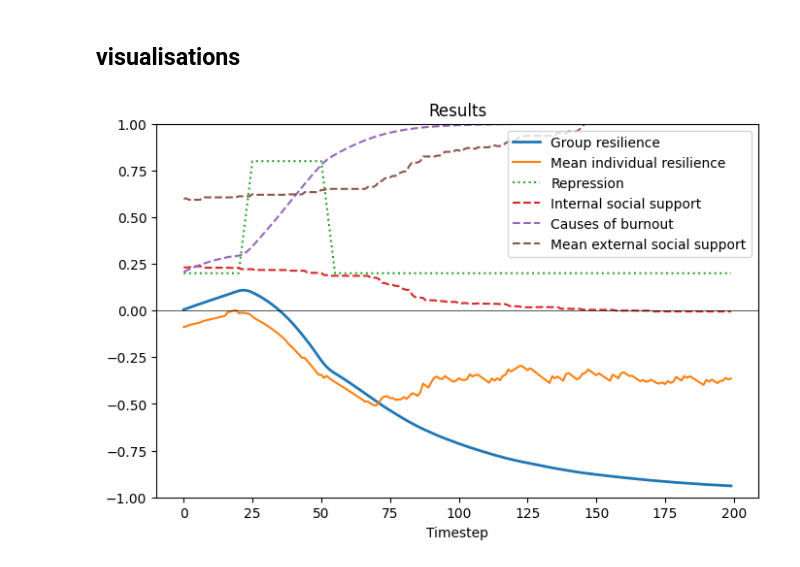
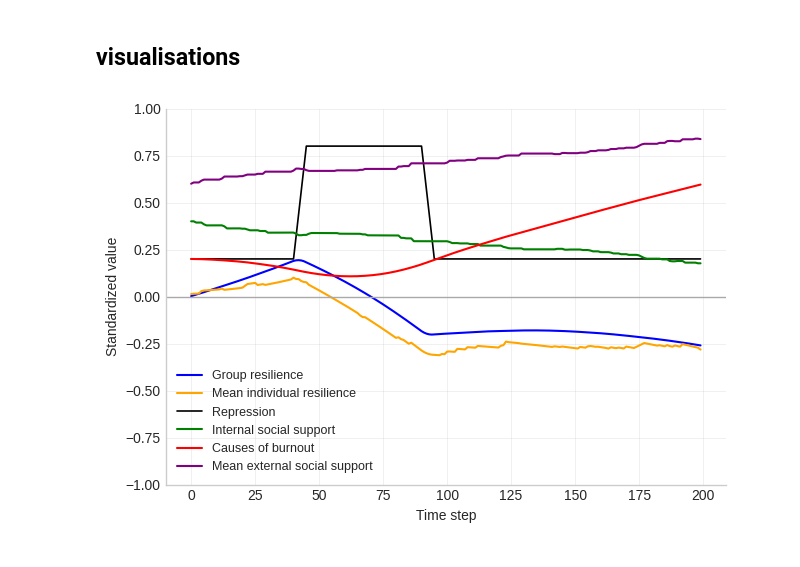
Before and after one commit to timo-damm/resilience_ABM, a Jupyter notebook: repression_ABM.ipynb, the cells around one changed output. Drawn from its saved outputs; the diff is of its cells as text; code cells hidden in the pictures.

```diff
--- a/repression_ABM.ipynb
+++ b/repression_ABM.ipynb
@@ -182,6 +182,7 @@ for n in G.nodes():
 G.graph["internal_social_support"] = 0.2
 G.graph["group_resilience"] = 0.0
 G.graph["causes_of_burnout"] = 0.2
+tau = 1.0
 # %%
 # helper functions
 def sigmoid(x):
@@ -209,22 +210,17 @@ def sat(R):
     return sat
 # %%
 # parameters
-#dt = 0.01                          # time scale
-repression_burnout = 0.025          # effect of repression on other causes of burnout (see if I can merge it with other effect of repression)
-external_support_weight = 0.02     # external social support effect on individual resilience (maybe also meso)
+repression_burnout = 0.0 #0.01          # effect of repression on other causes of burnout (see if I can merge it with other effect of repression)
+external_support_weight = 0.01     # external social support effect on individual resilience (maybe also meso)
 
 internal_support_weight = 0.01     # internal social support effect on micro and meso resilience
-resilience_iss_weight = 0.005     # resilience effect on internal social support (asymmetric)
+resilience_iss_weight = 0.01     # resilience effect on internal social support (asymmetric)
 
-causes_burnout_weight = -0.02     # causes of burnout weight on resilience
-resilience_cob_weight = -0.03      # resilience effect on COB (asymmetric)
+causes_burnout_weight = -0.01 #0.02     # causes of burnout weight on resilience
+resilience_cob_weight = -0.01      # resilience effect on COB (asymmetric)
 
 micro_meso_weight = 0.01   # individual resilience affecting group resilience
 meso_micro_weight = 0.01    # group resilience affecting individual resilience
-
-internal_support_growth_rate = 0.002            #positive effect of repression on internal social support, for small values
-repression_support_cutoff = 0.5           # no effect above this value (this can be simplified probably)
-#(maybe also get rid of this? and note it as simplification?)
 
 dropout_threshold = -0.8           # resilience threshold for dropping out
 base_rate = 0.217 #0.021631305164                    # base rate for new agents joining
@@ -371,9 +233,9 @@ def timestep_update(G):
 def repression_schedule(t,
                         low=0.2,
                         high=0.8,
-                        t_low=20,
+                        t_low=40,
                         t_transition=5,
-                        t_repend = 50):
+                        t_repend = 90):
     if t < t_low:
         return low
     elif t < t_low + t_transition:
@@ -447,54 +546,45 @@ print(G.graph["causes_of_burnout"])
 # %% [markdown]
 ## visualisations
 # %%
-plt.figure(figsize=(8, 5))
+plt.style.use("seaborn-v0_8-whitegrid")
 
-plt.plot(
-    history["t"],
-    history["group_resilience"],
-    label="Group resilience",
-    linewidth=2,
-    linestyle="-"
-)
-plt.plot(
-    history["t"],
-    history["mean_individual_resilience"],
-    label="Mean individual resilience",
-    linestyle="-"
-)
-plt.plot(
-    history["t"],
-    history["repression"],
-    label="Repression",
-    linestyle=":"
-)
-plt.plot(
-    history["t"],
-    history["internal_social_support"],
-    label="Internal social support",
-    linestyle="--"
-)
-plt.plot(
-    history["t"],
-    history["causes_of_burnout"],
-    label="Causes of burnout",
-    linestyle="--"
-)
-plt.plot(
-    history["t"],
-    history["mean_external_social_support"],
-    label="Mean external social support",
-    linestyle="--"
-)
+fig, ax = plt.subplots(figsize=(6.5, 4.5))  # APA-friendly proportions
 
-plt.axhline(0, color="black", linewidth=0.5)
-plt.ylim(-1, 1)
-plt.xlabel("Timestep")
-plt.legend()
-plt.title("Results")
+ax.plot(history["t"], history["group_resilience"],
+        label="Group resilience", linewidth=1.5, color="blue")
+
+ax.plot(history["t"], history["mean_individual_resilience"],
+        label="Mean individual resilience", linewidth=1.5, color="orange")
+
+ax.plot(history["t"], history["repression"],
+        label="Repression", linewidth=1.2, color="black")
+
+ax.plot(history["t"], history["internal_social_support"],
+        label="Internal social support", linewidth=1.5, color="green")
+
+ax.plot(history["t"], history["causes_of_burnout"],
+        label="Causes of burnout", linewidth=1.5, color="red")
+
+ax.plot(history["t"], history["mean_external_social_support"],
+        label="Mean external social support", linewidth=1.5, color="purple")
+
+ax.axhline(0, linewidth=1, color = "darkgrey")
+
+ax.set_ylim(-1, 1)
+ax.set_xlabel("Time step")
+ax.set_ylabel("Standardized value")
+
+ax.spines["top"].set_visible(False)
+ax.spines["right"].set_visible(False)
+
+ax.grid(True, linewidth=0.5, alpha=0.4)
+
+ax.legend(frameon=False, fontsize=9, loc="best")
+
+plt.tight_layout()
 plt.show()
 # %% [output]
-[figure, old version]
+[figure, new version]
 # %%
 # visualisation to check outcome
 soc_sup = nx.get_node_attributes(G, "social_support")
```
Also changed, not shown: parts of 9 cells of this notebook.
